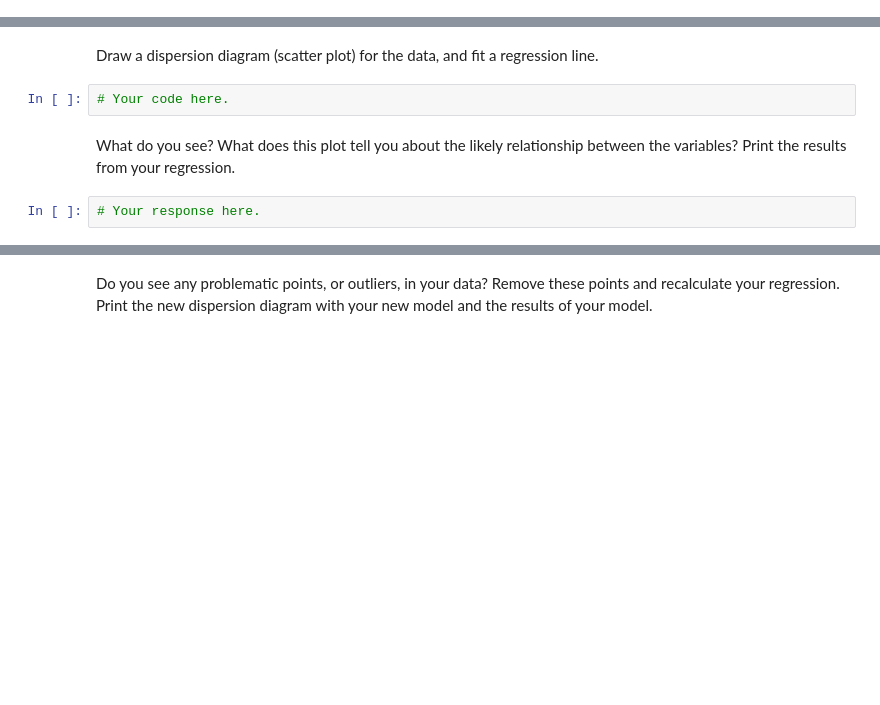
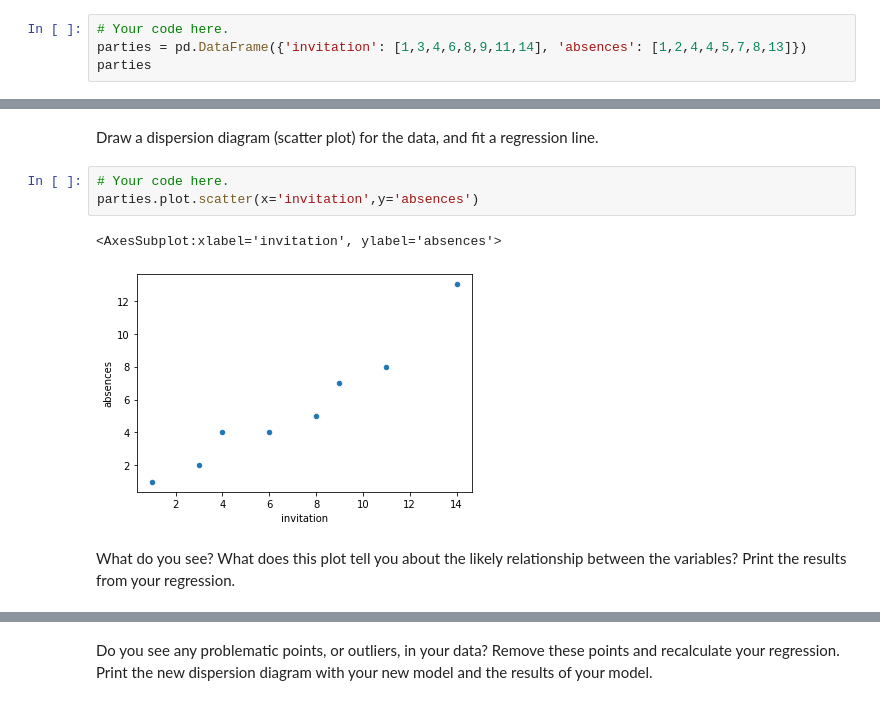
Before and after one commit to ironhack-datalabs/datamad1020, a Jupyter notebook: module-2/lab-regression-analysis/your-code.ipynb, the cells around one changed output, grey strips where cells are left out. Saved outputs shown, nothing was run; the diff lists cells and outputs as text; blank space fills up the shorter version.

```diff
--- a/module-2/lab-regression-analysis/your-code.ipynb
+++ b/module-2/lab-regression-analysis/your-code.ipynb
@@ -305,0 +317,4 @@ First, build a dataframe with the data.
+# %%
+# Your code here.
+parties = pd.DataFrame({'invitation': [1,3,4,6,8,9,11,14], 'absences': [1,2,4,4,5,7,8,13]})
+parties
@@ -307,7 +332,9 @@ First, build a dataframe with the data.
 Draw a dispersion diagram (scatter plot) for the data, and fit a regression line.
 # %%
 # Your code here.
+parties.plot.scatter(x='invitation',y='absences')
+# %% [output]
+<AxesSubplot:xlabel='invitation', ylabel='absences'>
+[figure, added]
 # %% [markdown]
 What do you see? What does this plot tell you about the likely relationship between the variables? Print the results from your regression.
-# %%
-# Your response here.
```
Also changed, not shown: parts of 11 cells of this notebook.
